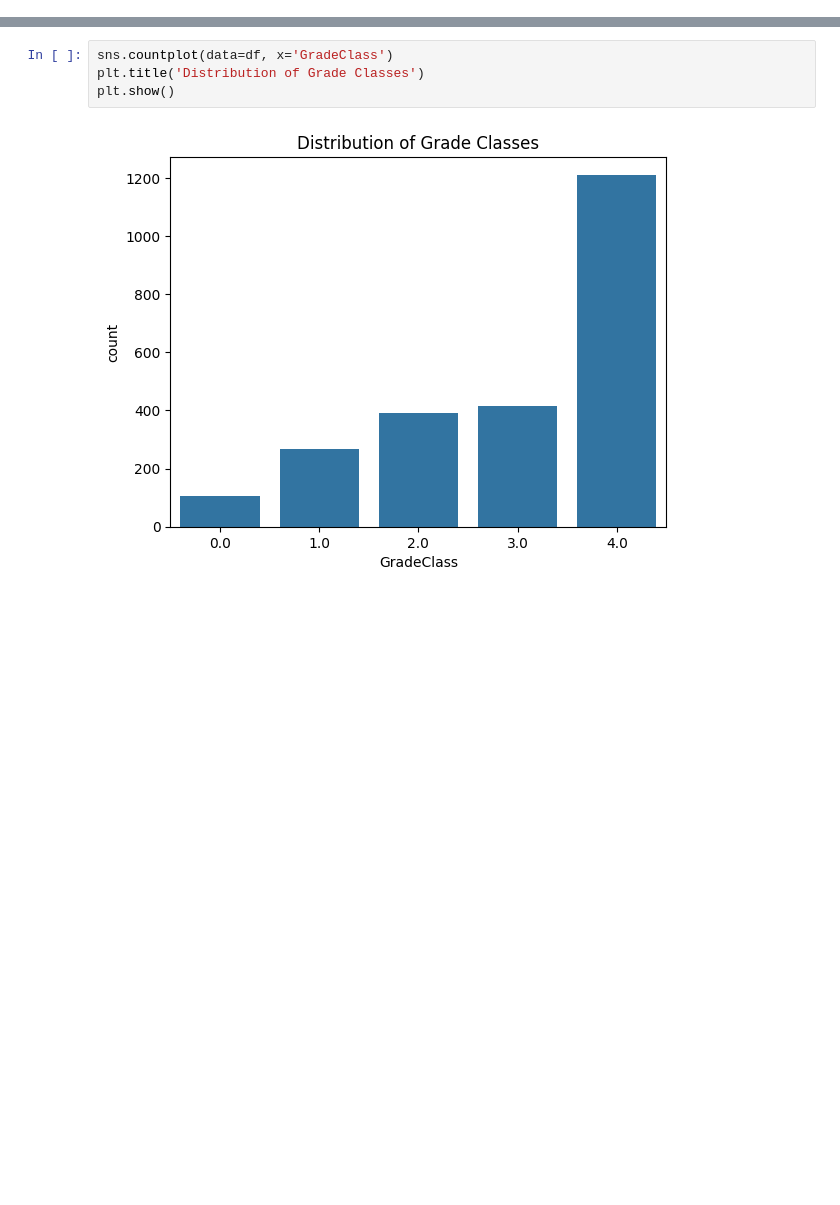
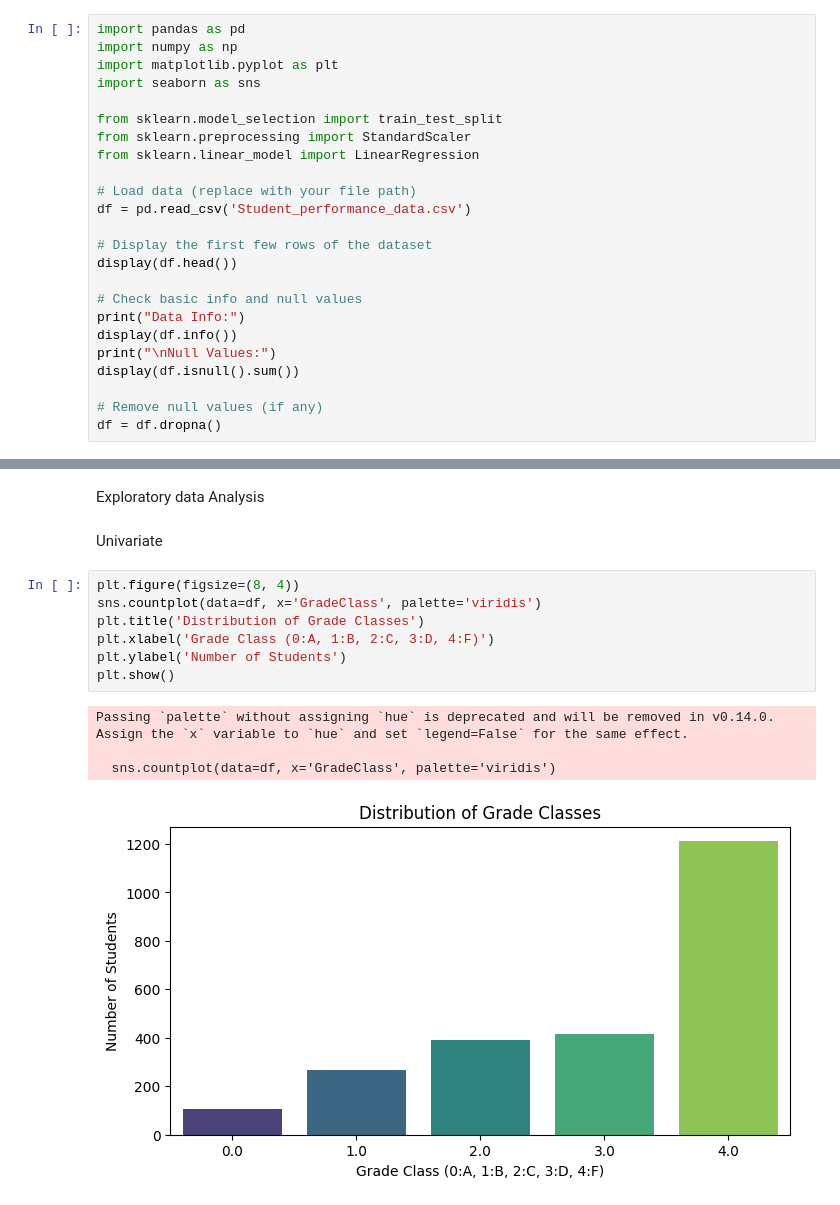
Before and after one commit to Thian0509/MLG382-Guided-Project, a Jupyter notebook: Jupyter_Notebooks/BrightPath_Academy.ipynb, the cells around one changed output, grey strips where cells are left out. Cells and saved outputs as stored; diff of their text form; blank space fills up the shorter version.

Commit message:
Scaling and further analysis

```diff
--- a/Jupyter_Notebooks/BrightPath_Academy.ipynb
+++ b/Jupyter_Notebooks/BrightPath_Academy.ipynb
@@ -62,0 +5,24 @@ df.dropna(inplace=True)
+# %%
+import pandas as pd
+import numpy as np
+import matplotlib.pyplot as plt
+import seaborn as sns
+
+from sklearn.model_selection import train_test_split
+from sklearn.preprocessing import StandardScaler
+from sklearn.linear_model import LinearRegression
+
+# Load data (replace with your file path)
+df = pd.read_csv('Student_performance_data.csv')
+
+# Display the first few rows of the dataset
+display(df.head())
+
+# Check basic info and null values
+print("Data Info:")
+display(df.info())
+print("\nNull Values:")
+display(df.isnull().sum())
+
+# Remove null values (if any)
+df = df.dropna()
@@ -137,6 +90,16 @@ plt.show()
+# %% [markdown]
+Exploratory data Analysis
+# %% [markdown]
+Univariate
 # %%
-sns.countplot(data=df, x='GradeClass')
+plt.figure(figsize=(8, 4))
+sns.countplot(data=df, x='GradeClass', palette='viridis')
 plt.title('Distribution of Grade Classes')
+plt.xlabel('Grade Class (0:A, 1:B, 2:C, 3:D, 4:F)')
+plt.ylabel('Number of Students')
 plt.show()
 # %% [output]
+Passing `palette` without assigning `hue` is deprecated and will be removed in v0.14.0. Assign the `x` variable to `hue` and set `legend=False` for the same effect.
+
+  sns.countplot(data=df, x='GradeClass', palette='viridis')
-[figure, old version]
+[figure, new version]
```
Also changed, not shown: parts of 23 cells of this notebook, 1 other file.
